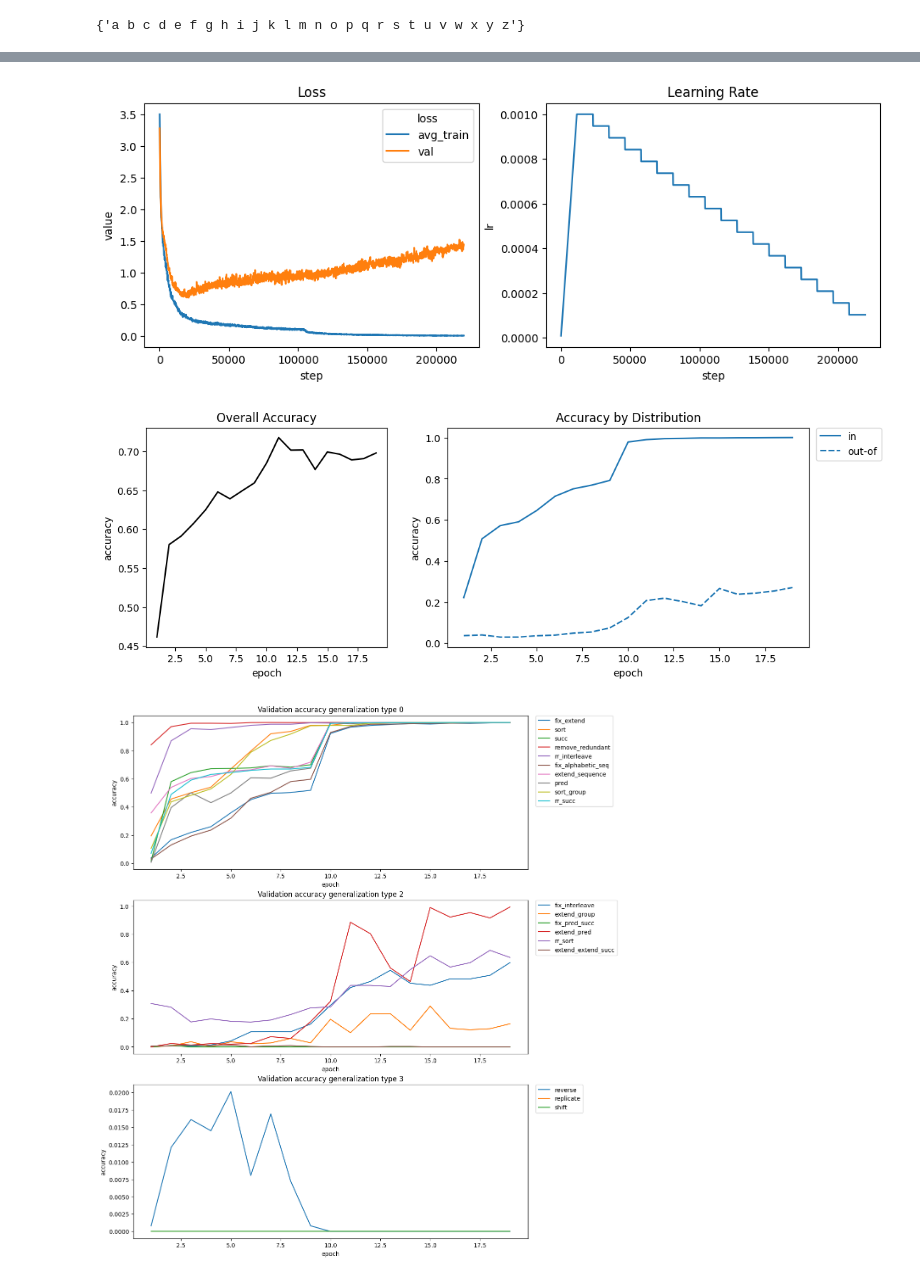
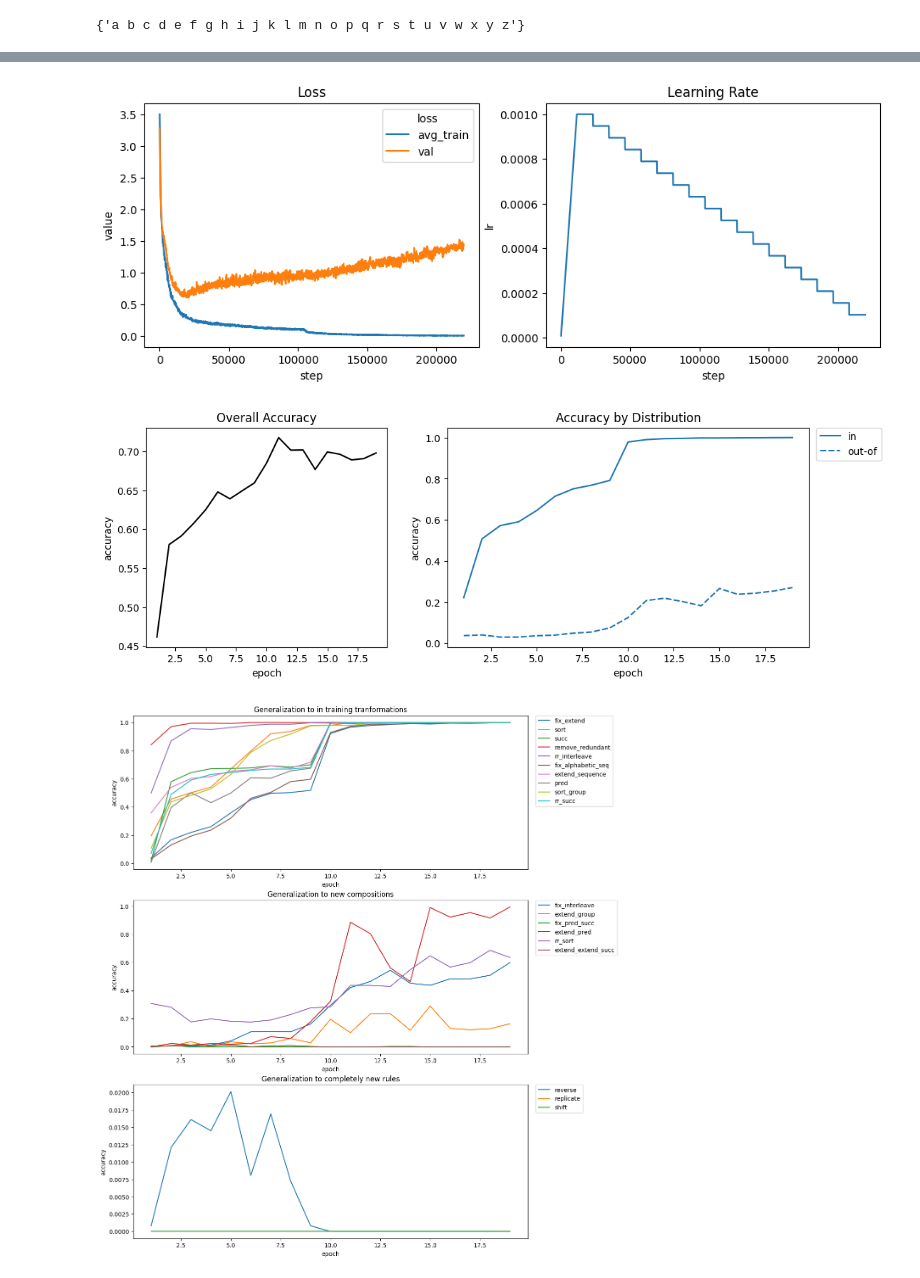
Before and after one commit to philipp-hellwig/MLC-letter-string-analogies, a Jupyter notebook: analyses/num_perm_alphabets.ipynb, the cells around one changed output, grey strips where cells are left out. Saved outputs shown, nothing was run; the diff lists cells and outputs as text; code cells hidden in the pictures.

```diff
--- a/analyses/num_perm_alphabets.ipynb
+++ b/analyses/num_perm_alphabets.ipynb
@@ -125,12 +199,12 @@ _ = plt.legend(title="new perm. alphabets", bbox_to_anchor=(1.02, 1), loc='upper
 # %%
 val = perm_200.load_dataloaders(f"../{perm_200.train_config.dir_data}", use_datasets=["val"])[0]
-_ = analysis_utils.training_information(perm_200, val)
+_ = analysis_utils.training_history(perm_200, val)
 # %% [output]
 Loaded following dataloaders:
 val dataloader (n=45,901)
 Training information:
 Best Validation Loss: 0.604
 Best Validation Accuracy: 0.717
 [figure]
 [figure]
-[figure, old version]
+[figure, new version]
```
Also changed, not shown: parts of 12 cells of this notebook, 14 other files.
